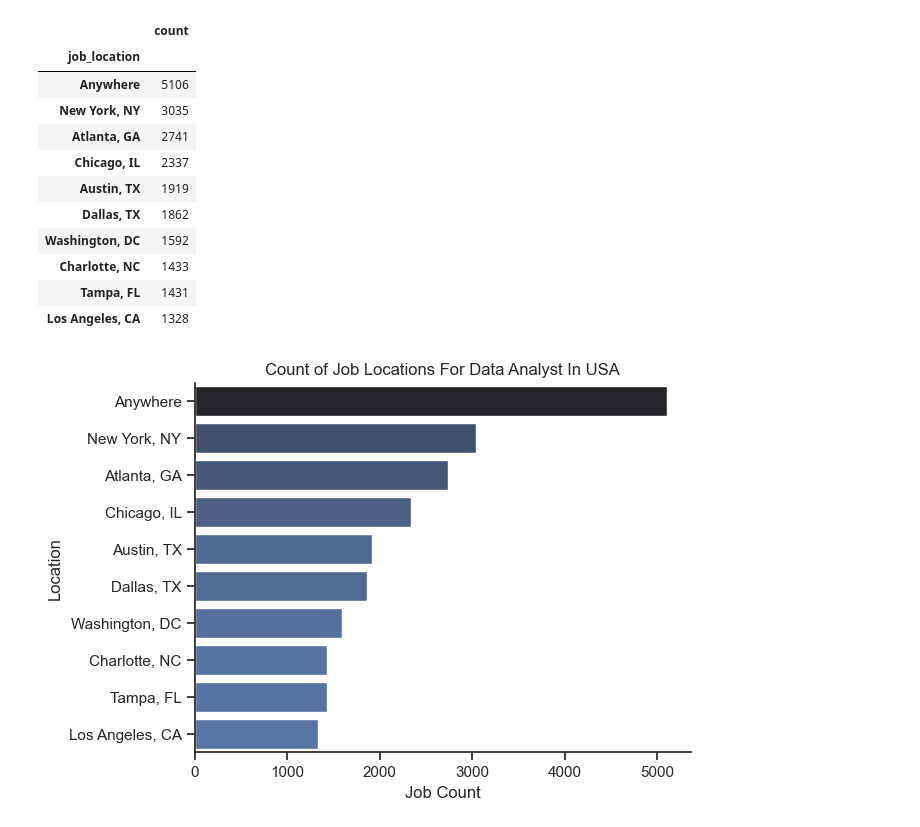
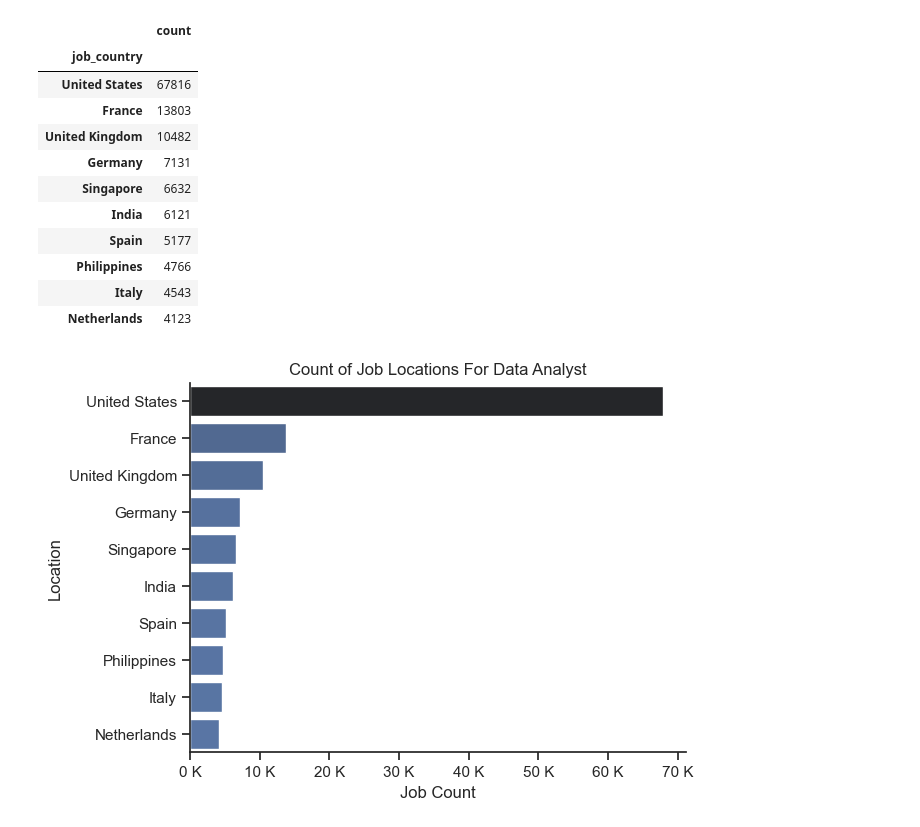
Before and after one commit to utkarsh-naik10/PYTHON_PROJECTS, a Jupyter notebook: 1.Job_Data_Analysis/Notebook/1.Exploratory_Data_Analysis.ipynb, the cells around one changed output. Cells and saved outputs as stored; diff of their text form; code cells hidden in the pictures.

```diff
--- a/1.Job_Data_Analysis/Notebook/1.Exploratory_Data_Analysis.ipynb
+++ b/1.Job_Data_Analysis/Notebook/1.Exploratory_Data_Analysis.ipynb
@@ -10,7 +10,7 @@ df=pd.read_csv(r"C:\Users\91706\Data Analytics Practice\databases\python\Job_Dat
 df['job_posted_date']=pd.to_datetime(df['job_posted_date'])
 df['job_skills']=df['job_skills'].apply(lambda x: ast.literal_eval(x) if pd.notna(x) else x)
 # %%
-df_DA_US = df[(df['job_title_short'] == 'Data Analyst') & (df['job_country'] == 'United States')]
-df_DA_US.head()
+df_DA = df[df['job_title_short'] == 'Data Analyst']
+df_DA.head()
 # %% [output]
 |  | job_title_short | job_title | job_location | job_via | job_schedule_type | job_work_from_home | ... |
@@ -22,27 +22,29 @@ df_DA_US.head()
 # %%
-df_plot=df_DA_US['job_location'].value_counts().head(10).to_frame()
+df_plot=df_DA['job_country'].value_counts().head(10).to_frame()
 df_plot
 # %% [output]
 |  | count |
-| job_location |  |
-| Anywhere | 5106 |
-| New York, NY | 3035 |
-| Atlanta, GA | 2741 |
-| Chicago, IL | 2337 |
-| Austin, TX | 1919 |
-| Dallas, TX | 1862 |
-| Washington, DC | 1592 |
-| Charlotte, NC | 1433 |
-| Tampa, FL | 1431 |
-| Los Angeles, CA | 1328 |
+| job_country |  |
+| United States | 67816 |
+| France | 13803 |
+| United Kingdom | 10482 |
+| Germany | 7131 |
+| Singapore | 6632 |
+| India | 6121 |
+| Spain | 5177 |
+| Philippines | 4766 |
+| Italy | 4543 |
+| Netherlands | 4123 |
 # %%
-sns.barplot(data=df_plot,x='count',y='job_location',hue='count',palette='dark:b_r',legend=False)
+sns.barplot(data=df_plot,x='count',y='job_country',hue='count',palette='dark:b_r',legend=False)
 sns.set_theme(style='ticks')
 plt.xlabel('Job Count')
 plt.ylabel('Location')
-plt.title('Count of Job Locations For Data Analyst In USA')
+plt.title('Count of Job Locations For Data Analyst')
 sns.despine()
+ax=plt.gca()
+ax.xaxis.set_major_formatter(plt.FuncFormatter(lambda x,_: f'{int(x/1000)} K'))
 plt.show()
 # %% [output]
-[figure, old version]
+[figure, new version]
 # %%
```
Also changed, not shown: parts of 7 cells of this notebook.
